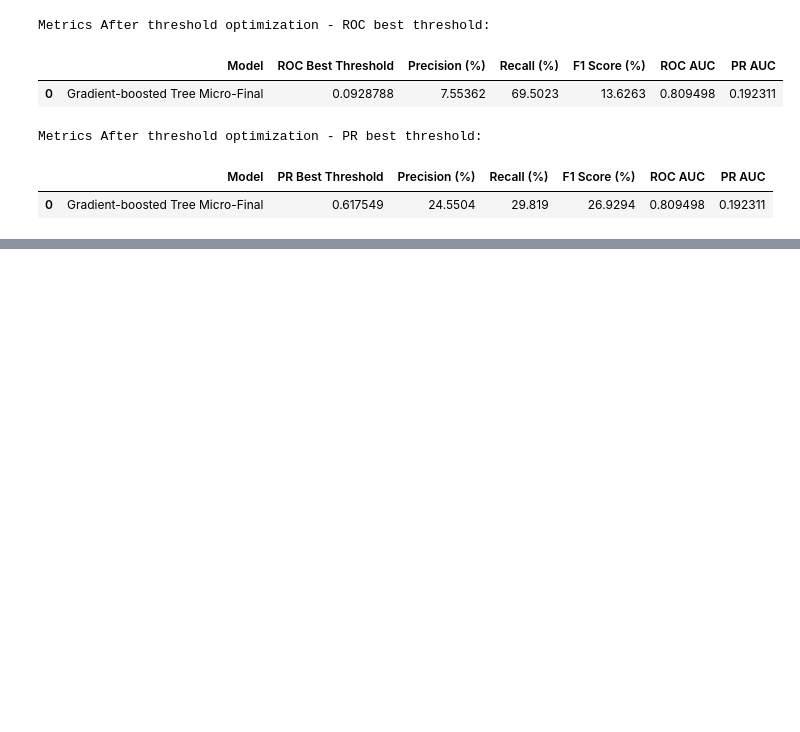
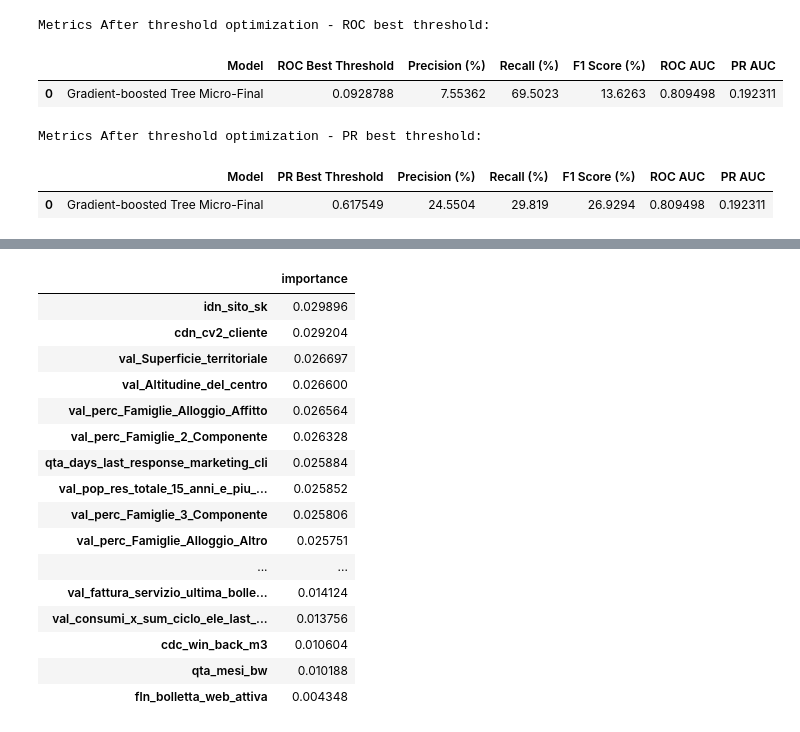
Before and after one commit to ViDurand/ChurnPrediction_EnergyCompany, a Jupyter notebook: src/AD_ChurnPrediction_Modeling_Micro.ipynb, the cells around one changed output, grey strips where cells are left out. Saved outputs shown, nothing was run; the diff lists cells and outputs as text; code cells hidden in the pictures; blank space fills up the shorter version.

```diff
--- a/src/AD_ChurnPrediction_Modeling_Micro.ipynb
+++ b/src/AD_ChurnPrediction_Modeling_Micro.ipynb
@@ -1668,0 +1701,26 @@ Metrics After threshold optimization - PR best threshold:
+# %%
+# get_assembled_data test - this function is used to have the data in the correct form to apply any pyspark model
+indexCols = ['fk_cliente_unico', 'idn_cliente_sk', 'idc_id_key_cliente', 'idn_servizio_sk', 'idc_id_key_servizio', 'idn_contratto_sk', 'idc_id_key_contratto', 'cdc_pdr', 'val_churn_2_months']
+labelCol = 'val_churn_3_months'
+
+_, train_continuous_cols_micro, train_categorical_cols_micro, _, _ = dtypes(train_set_features_selected_micro)
+_, test_continuous_cols_micro, test_categorical_cols_micro, _, _ = dtypes(test_set_features_selected_micro)
+
+train_continuous_cols_micro = [c for c in train_continuous_cols_micro if c != 'cdc_bolletta_web']
+test_continuous_cols_micro = [c for c in train_continuous_cols_micro if c != 'cdc_bolletta_web']
+
+train_set_assembled_col_names_micro, assembled_train_set_micro = get_assembled_data(train_set_features_selected_micro,
+                                                                                                  index_col = indexCols,
+                                                                                                  categorical_cols = train_categorical_cols_micro,
+                                                                                                  continuous_cols = train_continuous_cols_micro,
+                                                                                                  label_col = labelCol
+                                                                                                 )
+
+test_set_assembled_col_names_micro, assembled_test_set_micro = get_assembled_data(test_set_features_selected_micro,
+                                                                                                index_col = indexCols,
+                                                                                                categorical_cols = test_categorical_cols_micro,
+                                                                                                continuous_cols = test_continuous_cols_micro,
+                                                                                                label_col = labelCol
+                                                                                               )
+
+print(len(train_set_assembled_col_names_micro))
@@ -1668,0 +1750,29 @@ Metrics After threshold optimization - PR best threshold:
+# %%
+#gbt_model_micro_final_3_months.save('/bda/anx_adv_achurn/durand/models/gbt_model_micro_final_3_months')
+gbt_model_micro_final_3_months = GBTClassificationModel.load('/bda/anx_adv_achurn/durand/models/gbt_model_micro_final_3_months')
+# %%
+features_imp_pd_3_months = (
+     pd.DataFrame(
+       gbt_model_micro_final_3_months.featureImportances.toArray(),
+       index=train_set_assembled_col_names_micro,
+       columns=['importance'])
+)
+features_imp_pd_3_months.sort_values(by=['importance'], ascending=False)
+# %% [output]
+|  | importance |
+| idn_sito_sk | 0.029896 |
+| cdn_cv2_cliente | 0.029204 |
+| val_Superficie_territoriale | 0.026697 |
+| val_Altitudine_del_centro | 0.026600 |
+| val_perc_Famiglie_Alloggio_Affitto | 0.026564 |
+| val_perc_Famiglie_2_Componente | 0.026328 |
+| qta_days_last_response_marketing_cli | 0.025884 |
+| val_pop_res_totale_15_anni_e_piu_... | 0.025852 |
+| val_perc_Famiglie_3_Componente | 0.025806 |
+| val_perc_Famiglie_Alloggio_Altro | 0.025751 |
+| ... | ... |
+| val_fattura_servizio_ultima_bolle... | 0.014124 |
+| val_consumi_x_sum_ciclo_ele_last_... | 0.013756 |
+| cdc_win_back_m3 | 0.010604 |
+| qta_mesi_bw | 0.010188 |
+| fln_bolletta_web_attiva | 0.004348 |
```
Also changed, not shown: parts of 17 cells of this notebook, 25 other files.
